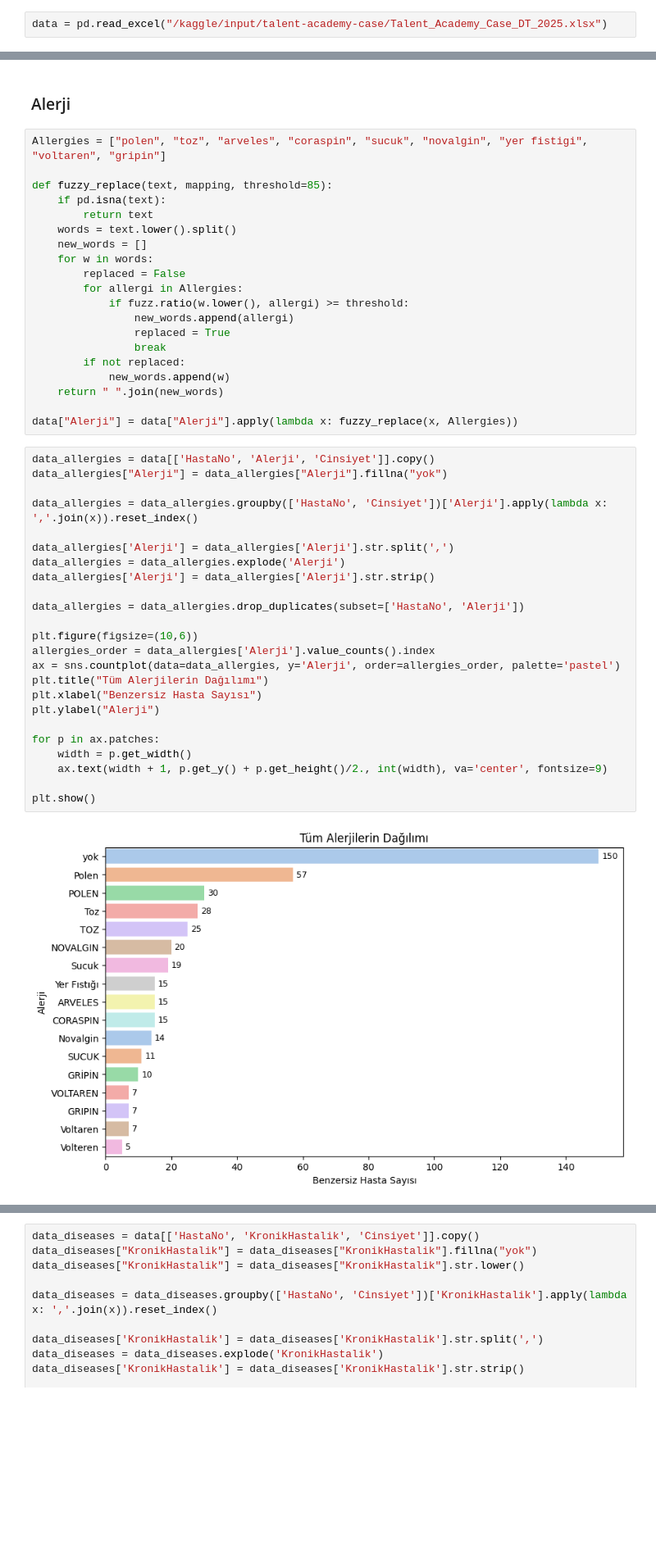
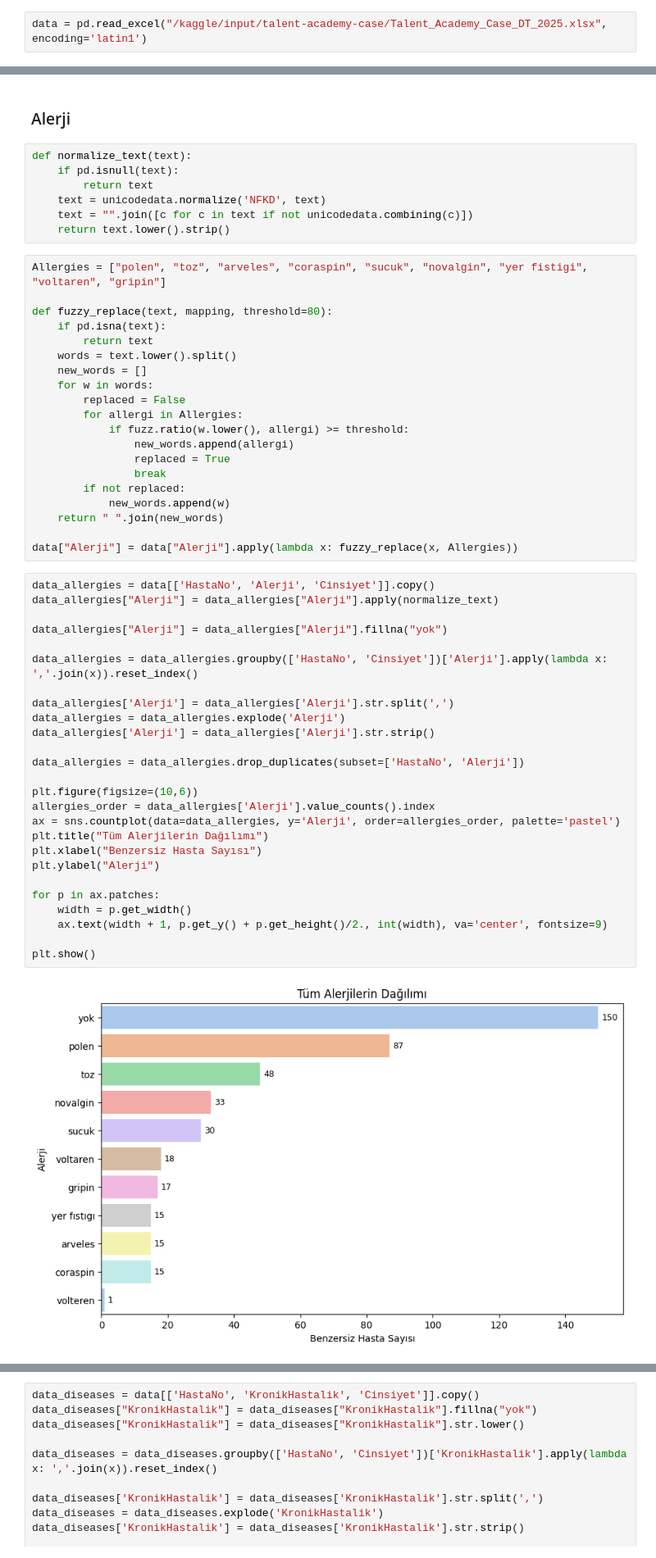
Before and after one commit to hakankocakk/Pusula_Hakan_Kocak, a Jupyter notebook: notebooks/exploratory-data-analysis-eda.ipynb, the cells around one changed output, grey strips where cells are left out. Shown at 82% size. Saved outputs shown, nothing was run; the diff lists cells and outputs as text; blank space fills up the shorter version.

```diff
--- a/notebooks/exploratory-data-analysis-eda.ipynb
+++ b/notebooks/exploratory-data-analysis-eda.ipynb
@@ -29,4 +29,4 @@ pd.set_option('display.max_rows', None)
 pd.set_option('display.float_format', lambda  x: '%.3f' % x)
 pd.set_option('display.width', 500)
 # %%
-data = pd.read_excel("/kaggle/input/talent-academy-case/Talent_Academy_Case_DT_2025.xlsx")
+data = pd.read_excel("/kaggle/input/talent-academy-case/Talent_Academy_Case_DT_2025.xlsx",  encoding='latin1')
@@ -493,10 +543,17 @@ plt.show()
 [figure]
 # %% [markdown]
 ### Alerji
+# %%
+def normalize_text(text):
+    if pd.isnull(text):
+        return text
+    text = unicodedata.normalize('NFKD', text)
+    text = "".join([c for c in text if not unicodedata.combining(c)])
+    return text.lower().strip()
 # %%
 Allergies = ["polen", "toz", "arveles", "coraspin", "sucuk", "novalgin", "yer fistigi", "voltaren", "gripin"]
 
-def fuzzy_replace(text, mapping, threshold=85):
+def fuzzy_replace(text, mapping, threshold=80):
     if pd.isna(text):
         return text
     words = text.lower().split()
@@ -515,27 +572,29 @@ def fuzzy_replace(text, mapping, threshold=85):
 data["Alerji"] = data["Alerji"].apply(lambda x: fuzzy_replace(x, Allergies))
 # %%
 data_allergies = data[['HastaNo', 'Alerji', 'Cinsiyet']].copy()
+data_allergies["Alerji"] = data_allergies["Alerji"].apply(normalize_text)
+
 data_allergies["Alerji"] = data_allergies["Alerji"].fillna("yok")
 
 data_allergies = data_allergies.groupby(['HastaNo', 'Cinsiyet'])['Alerji'].apply(lambda x: ','.join(x)).reset_index()
 
 data_allergies['Alerji'] = data_allergies['Alerji'].str.split(',')
 data_allergies = data_allergies.explode('Alerji')
 data_allergies['Alerji'] = data_allergies['Alerji'].str.strip()
 
 data_allergies = data_allergies.drop_duplicates(subset=['HastaNo', 'Alerji'])
 
 plt.figure(figsize=(10,6))
 allergies_order = data_allergies['Alerji'].value_counts().index
 ax = sns.countplot(data=data_allergies, y='Alerji', order=allergies_order, palette='pastel')
 plt.title("Tüm Alerjilerin Dağılımı")
 plt.xlabel("Benzersiz Hasta Sayısı")
 plt.ylabel("Alerji")
 
 for p in ax.patches:
     width = p.get_width()
     ax.text(width + 1, p.get_y() + p.get_height()/2., int(width), va='center', fontsize=9)
 
 plt.show()
 # %% [output]
-[figure, old version]
+[figure, new version]
```
Also changed, not shown: parts of 6 cells of this notebook.
